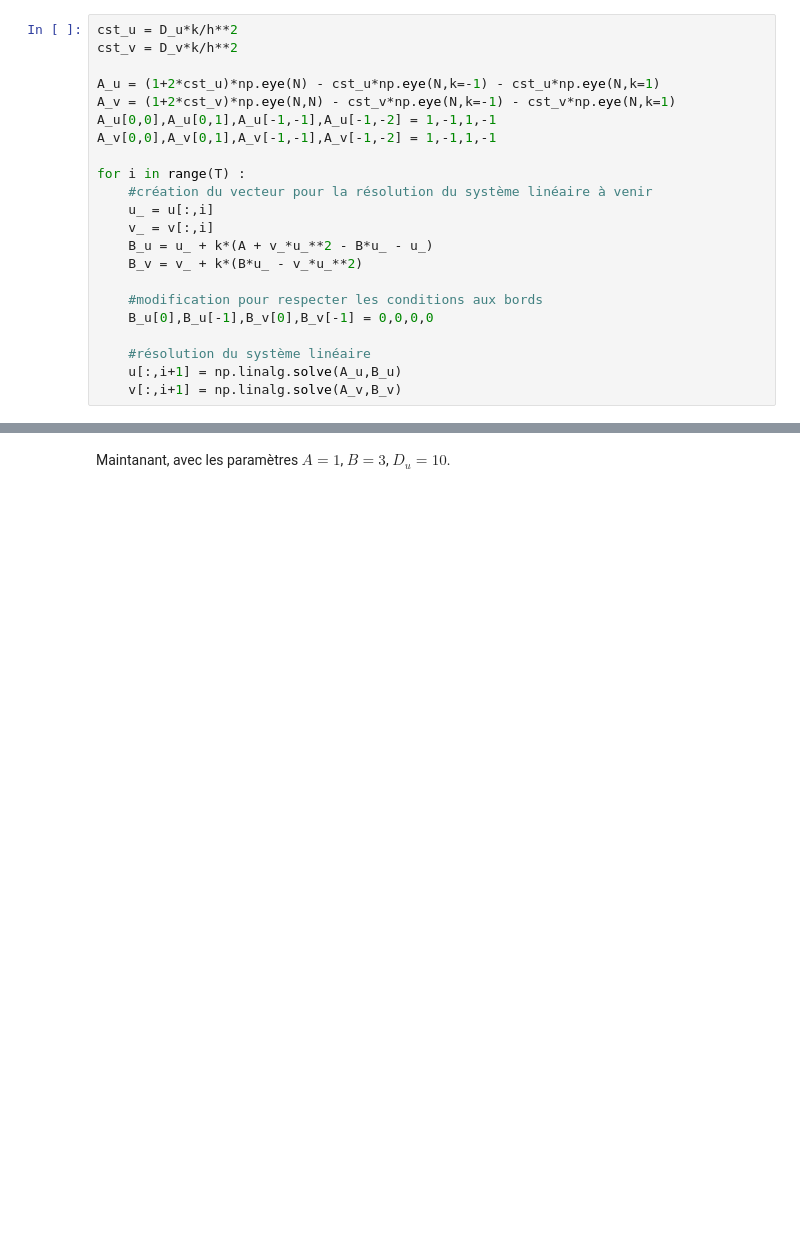
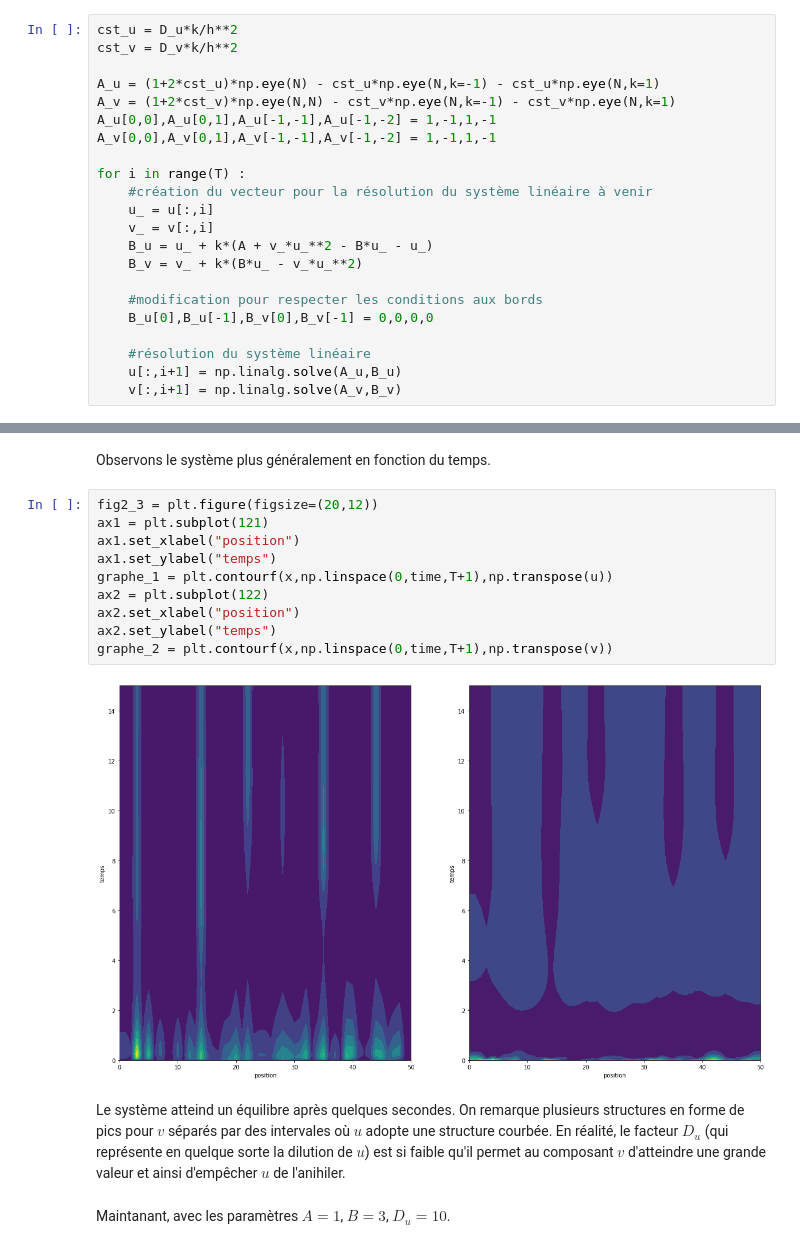
Before and after one commit to quent142/Projet-sim-num-Quentin-Jonathan, a Jupyter notebook: Notebook_Brusselator.ipynb, the cells around one changed output, grey strips where cells are left out. Saved outputs shown, nothing was run; the diff lists cells and outputs as text; blank space fills up the shorter version.

```diff
--- a/Notebook_Brusselator.ipynb
+++ b/Notebook_Brusselator.ipynb
@@ -282,3 +282,19 @@ plt.show()
+# %% [markdown]
+Observons le système plus généralement en fonction du temps.
+# %%
+fig2_3 = plt.figure(figsize=(20,12))
+ax1 = plt.subplot(121)
+ax1.set_xlabel("position")
+ax1.set_ylabel("temps")
+graphe_1 = plt.contourf(x,np.linspace(0,time,T+1),np.transpose(u))
+ax2 = plt.subplot(122)
+ax2.set_xlabel("position")
+ax2.set_ylabel("temps")
+graphe_2 = plt.contourf(x,np.linspace(0,time,T+1),np.transpose(v))
+# %% [output]
+[figure, added]
+# %% [markdown]
+Le système atteind un équilibre après quelques secondes. On remarque plusieurs structures en forme de pics pour $v$ séparés par des intervales où $u$ adopte une structure courbée. En réalité, le facteur $D_u$ (qui représente en quelque sorte la dilution de $u$) est si faible qu'il permet au composant $v$ d'atteindre une grande valeur et ainsi d'empêcher  $u$ de l'anihiler.
 # %% [markdown]
 Maintanant, avec les paramètres $A=1$, $B=3$, $D_u=10$.
 # %%
```
Also changed, not shown: parts of 12 cells of this notebook.
